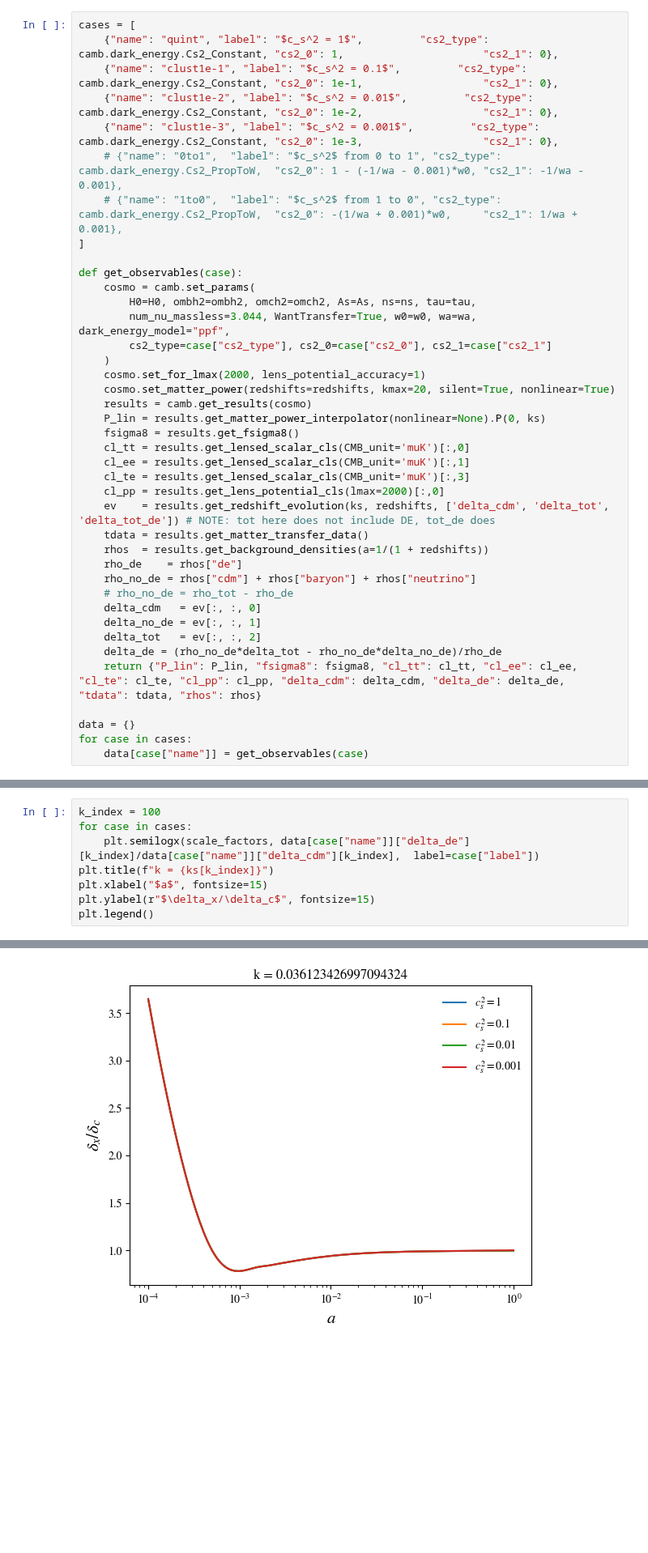
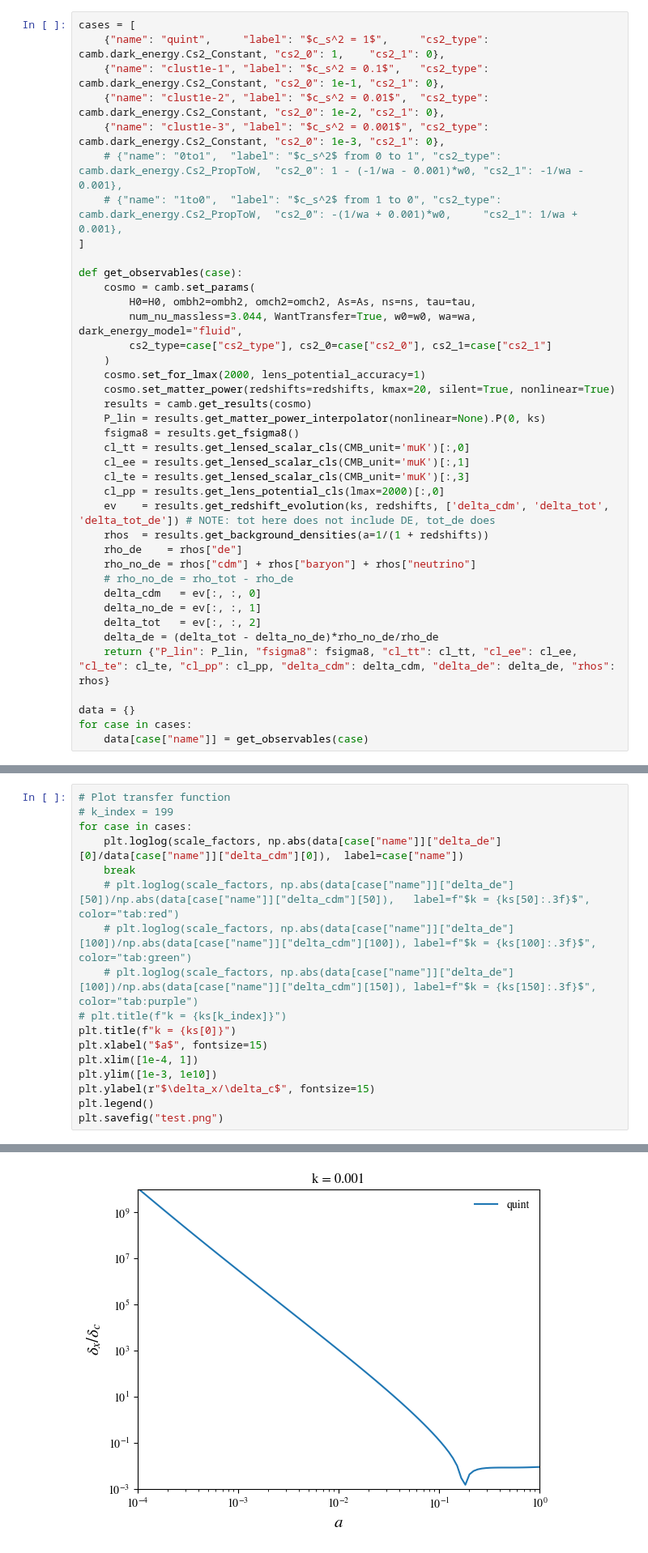
Before and after one commit to joaoreboucas1/cs2-project, a Jupyter notebook: analysis/cs2_impact.ipynb, the cells around one changed output, grey strips where cells are left out. Shown at 81% size. Saved outputs shown, nothing was run; the diff lists cells and outputs as text; blank space fills up the shorter version.

Commit message:
Trying to plot de transfer

```diff
--- a/analysis/cs2_impact.ipynb
+++ b/analysis/cs2_impact.ipynb
@@ -32,10 +44,10 @@ scale_factors = np.logspace(-4, 0, 200)
 redshifts = 1/scale_factors - 1
 # %%
 cases = [
-    {"name": "quint", "label": "$c_s^2 = 1$",         "cs2_type": camb.dark_energy.Cs2_Constant, "cs2_0": 1,                      "cs2_1": 0},
-    {"name": "clust1e-1", "label": "$c_s^2 = 0.1$",         "cs2_type": camb.dark_energy.Cs2_Constant, "cs2_0": 1e-1,                   "cs2_1": 0},
-    {"name": "clust1e-2", "label": "$c_s^2 = 0.01$",         "cs2_type": camb.dark_energy.Cs2_Constant, "cs2_0": 1e-2,                   "cs2_1": 0},
-    {"name": "clust1e-3", "label": "$c_s^2 = 0.001$",         "cs2_type": camb.dark_energy.Cs2_Constant, "cs2_0": 1e-3,                   "cs2_1": 0},
+    {"name": "quint",     "label": "$c_s^2 = 1$",     "cs2_type": camb.dark_energy.Cs2_Constant, "cs2_0": 1,    "cs2_1": 0},
+    {"name": "clust1e-1", "label": "$c_s^2 = 0.1$",   "cs2_type": camb.dark_energy.Cs2_Constant, "cs2_0": 1e-1, "cs2_1": 0},
+    {"name": "clust1e-2", "label": "$c_s^2 = 0.01$",  "cs2_type": camb.dark_energy.Cs2_Constant, "cs2_0": 1e-2, "cs2_1": 0},
+    {"name": "clust1e-3", "label": "$c_s^2 = 0.001$", "cs2_type": camb.dark_energy.Cs2_Constant, "cs2_0": 1e-3, "cs2_1": 0},
     # {"name": "0to1",  "label": "$c_s^2$ from 0 to 1", "cs2_type": camb.dark_energy.Cs2_PropToW,  "cs2_0": 1 - (-1/wa - 0.001)*w0, "cs2_1": -1/wa - 0.001},
     # {"name": "1to0",  "label": "$c_s^2$ from 1 to 0", "cs2_type": camb.dark_energy.Cs2_PropToW,  "cs2_0": -(1/wa + 0.001)*w0,     "cs2_1": 1/wa + 0.001},
 ]
@@ -43,7 +55,7 @@ cases = [
 def get_observables(case):
     cosmo = camb.set_params(
         H0=H0, ombh2=ombh2, omch2=omch2, As=As, ns=ns, tau=tau,
-        num_nu_massless=3.044, WantTransfer=True, w0=w0, wa=wa, dark_energy_model="ppf",
+        num_nu_massless=3.044, WantTransfer=True, w0=w0, wa=wa, dark_energy_model="fluid",
         cs2_type=case["cs2_type"], cs2_0=case["cs2_0"], cs2_1=case["cs2_1"]
     )
     cosmo.set_for_lmax(2000, lens_potential_accuracy=1)
@@ -56,7 +68,6 @@ def get_observables(case):
     cl_te = results.get_lensed_scalar_cls(CMB_unit='muK')[:,3]
     cl_pp = results.get_lens_potential_cls(lmax=2000)[:,0]
     ev    = results.get_redshift_evolution(ks, redshifts, ['delta_cdm', 'delta_tot', 'delta_tot_de']) # NOTE: tot here does not include DE, tot_de does
-    tdata = results.get_matter_transfer_data()
     rhos  = results.get_background_densities(a=1/(1 + redshifts))
     rho_de    = rhos["de"]
     rho_no_de = rhos["cdm"] + rhos["baryon"] + rhos["neutrino"]
@@ -64,8 +75,8 @@ def get_observables(case):
     delta_cdm   = ev[:, :, 0]
     delta_no_de = ev[:, :, 1]
     delta_tot   = ev[:, :, 2]
-    delta_de = (rho_no_de*delta_tot - rho_no_de*delta_no_de)/rho_de
-    return {"P_lin": P_lin, "fsigma8": fsigma8, "cl_tt": cl_tt, "cl_ee": cl_ee, "cl_te": cl_te, "cl_pp": cl_pp, "delta_cdm": delta_cdm, "delta_de": delta_de, "tdata": tdata, "rhos": rhos}
+    delta_de = (delta_tot - delta_no_de)*rho_no_de/rho_de
+    return {"P_lin": P_lin, "fsigma8": fsigma8, "cl_tt": cl_tt, "cl_ee": cl_ee, "cl_te": cl_te, "cl_pp": cl_pp, "delta_cdm": delta_cdm, "delta_de": delta_de, "rhos": rhos}
 
 data = {}
 for case in cases:
@@ -147,9 +212,18 @@ Text(0.5, 1.0, 'Impact of $c_s^2$ on CMB TT')
 # %%
-k_index = 100
+# Plot transfer function
+# k_index = 199
 for case in cases:
-    plt.semilogx(scale_factors, data[case["name"]]["delta_de"][k_index]/data[case["name"]]["delta_cdm"][k_index],  label=case["label"])
-plt.title(f"k = {ks[k_index]}")
+    plt.loglog(scale_factors, np.abs(data[case["name"]]["delta_de"][0]/data[case["name"]]["delta_cdm"][0]),  label=case["name"])
+    break
+    # plt.loglog(scale_factors, np.abs(data[case["name"]]["delta_de"][50])/np.abs(data[case["name"]]["delta_cdm"][50]),   label=f"$k = {ks[50]:.3f}$",  color="tab:red")
+    # plt.loglog(scale_factors, np.abs(data[case["name"]]["delta_de"][100])/np.abs(data[case["name"]]["delta_cdm"][100]), label=f"$k = {ks[100]:.3f}$", color="tab:green")
+    # plt.loglog(scale_factors, np.abs(data[case["name"]]["delta_de"][100])/np.abs(data[case["name"]]["delta_cdm"][150]), label=f"$k = {ks[150]:.3f}$", color="tab:purple")
+# plt.title(f"k = {ks[k_index]}")
+plt.title(f"k = {ks[0]}")
 plt.xlabel("$a$", fontsize=15)
+plt.xlim([1e-4, 1])
+plt.ylim([1e-3, 1e10])
 plt.ylabel(r"$\delta_x/\delta_c$", fontsize=15)
 plt.legend()
+plt.savefig("test.png")
 # %% [output]
@@ -157 +230 @@ plt.legend()
-[figure, old version]
+[figure, new version]
```
Also changed, not shown: parts of 15 cells of this notebook.
